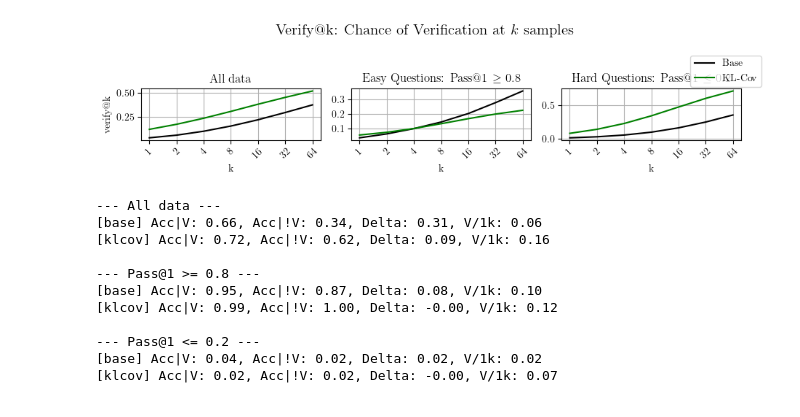
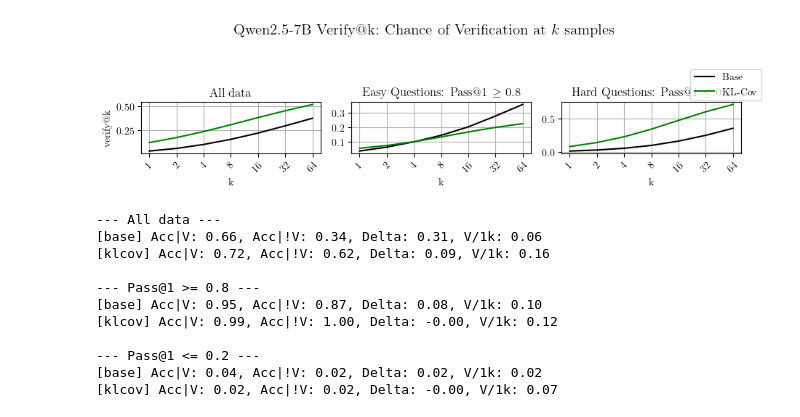
Before and after one commit to rfechner/verl, a Jupyter notebook: workspace/plots/exp16_validate_at_k_plots.ipynb, the cells around one changed output. Cells and saved outputs as stored; diff of their text form; code cells hidden in the pictures.

Commit message:
plot polishing

```diff
--- a/workspace/plots/exp16_validate_at_k_plots.ipynb
+++ b/workspace/plots/exp16_validate_at_k_plots.ipynb
@@ -108,35 +108,35 @@ def plot_intersection(df):
 
         # parse out whether the response contains a positive classification, build verify@k
         df_filt['verified'] = df_filt['responses'].apply(parse)
         plotting_values = {}
         for method, df_method in df_filt.groupby('method', sort=False):
             passks = []
             for q, df_method_input in df_method.groupby('input', sort=False):
                 passks.append([pass_at_k(df_method_input['verified'].astype(int), k) for k in 2 ** np.arange(7)])
             plotting_values[method] = np.array(passks).mean(axis=0)
 
 
         for k, vs in plotting_values.items():
             ax.plot(vs, color=colors[k], label=name_mapper[k])
         ax.set_title(f'{handle}')
         ax.set_xticks(np.arange(len(vs)), 2**np.arange(len(vs)), rotation=45)
         ax.set_xlabel('k')
         ax.grid()
     axes[0].set_ylabel('verify@k')
     handles, labels = axes[0].get_legend_handles_labels()
     fig.legend(
         handles,
         labels,
         loc="upper center",
         bbox_to_anchor=(0.96, 0.92),
     )
-    plt.suptitle('Verify@k: Chance of Verification at $k$ samples', y=1.1, fontsize=15)
+    plt.suptitle('Qwen2.5-7B Verify@k: Chance of Verification at $k$ samples', y=1.2, fontsize=15)
     fig.savefig(os.path.join('/u/rfechner/verl/plots/outcome_based2', 'verify_at_k_klcov.pdf'), format="pdf", bbox_inches="tight")
     plt.tight_layout()
     plt.show()
 plot_intersection(df)
 # %% [output]
-[figure, old version]
+[figure, new version]
 # %%
 with open('/u/rfechner/data/verified_at_k/base_klcov_64samples_chats-out.parquet', 'rb') as file:
     df = pd.read_parquet(file)
```
Also changed, not shown: 5 other files.
